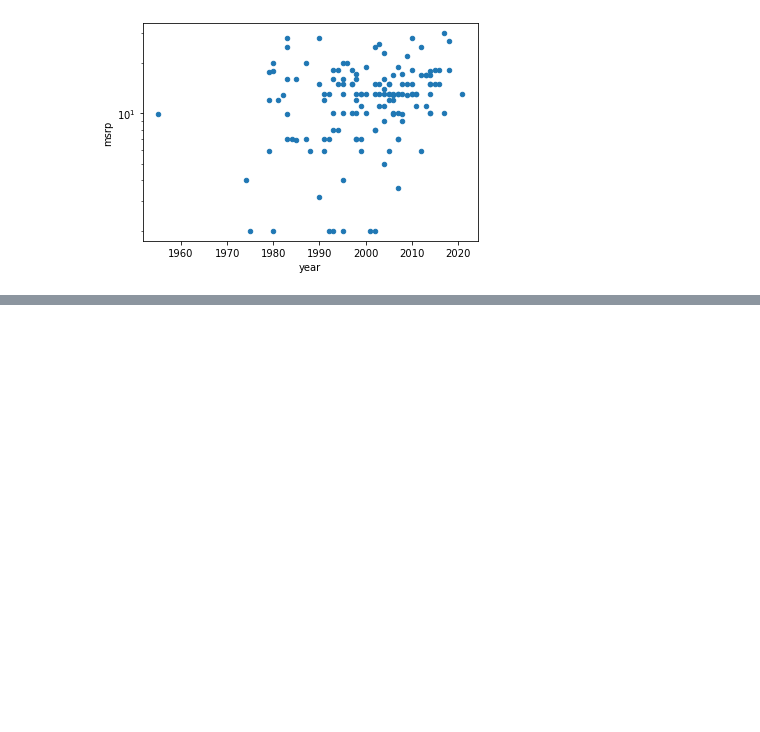
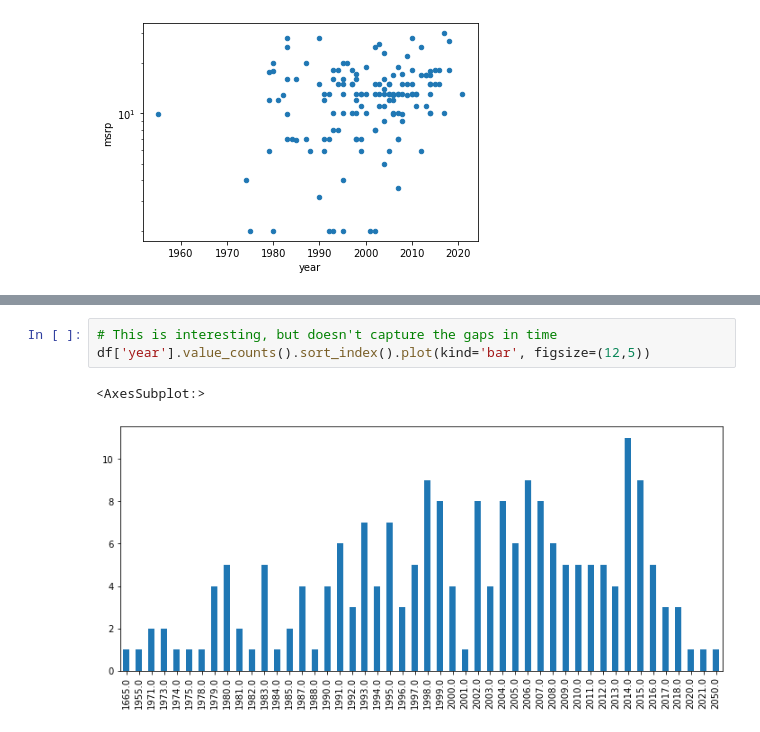
Before and after one commit to kayavila/IS445-Final-StorybookBibles, a Jupyter notebook: dataset-exploration/IS445-Final Project Pt1 - Kay Avila.ipynb, the cells around one changed output, grey strips where cells are left out. Saved outputs shown, nothing was run; the diff lists cells and outputs as text; blank space fills up the shorter version.

```diff
--- a/dataset-exploration/IS445-Final Project Pt1 - Kay Avila.ipynb
+++ b/dataset-exploration/IS445-Final Project Pt1 - Kay Avila.ipynb
@@ -176,0 +195,6 @@ df.plot.scatter(x='year', y='msrp', logy=True)
+# %%
+# This is interesting, but doesn't capture the gaps in time
+df['year'].value_counts().sort_index().plot(kind='bar', figsize=(12,5))
+# %% [output]
+<AxesSubplot:>
+[figure, added]
```
Also changed, not shown: parts of 11 cells of this notebook.
